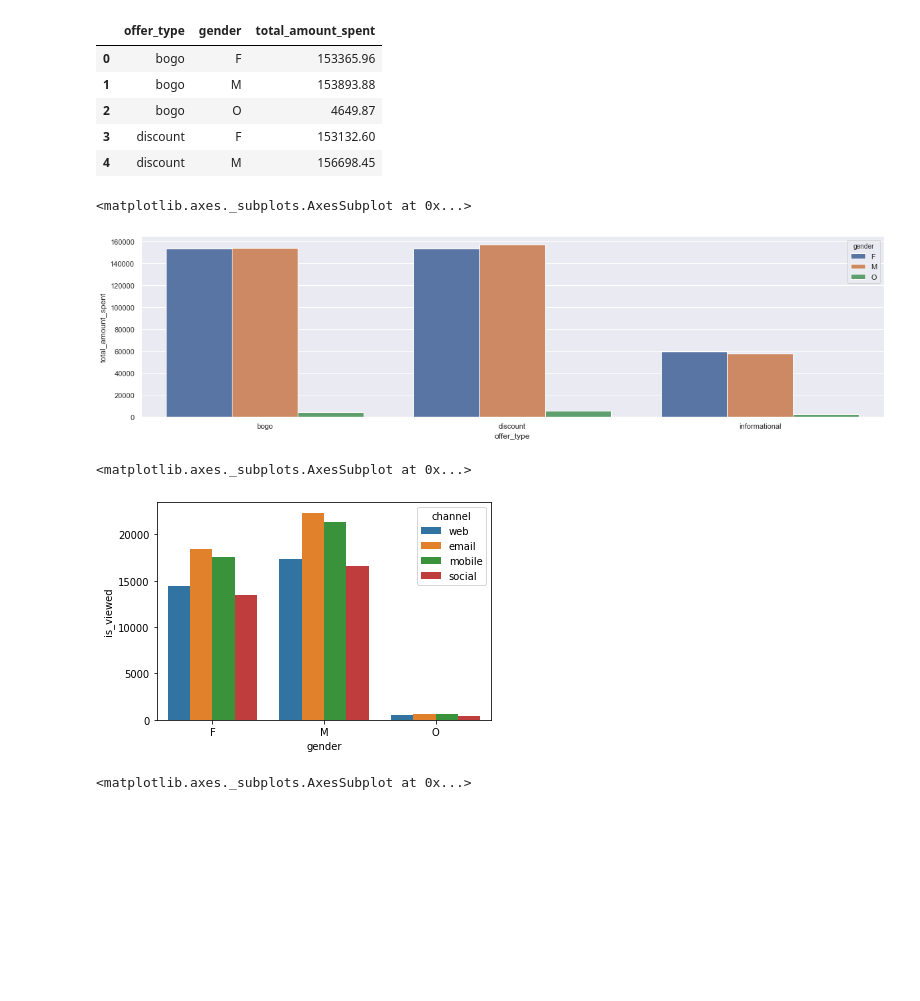
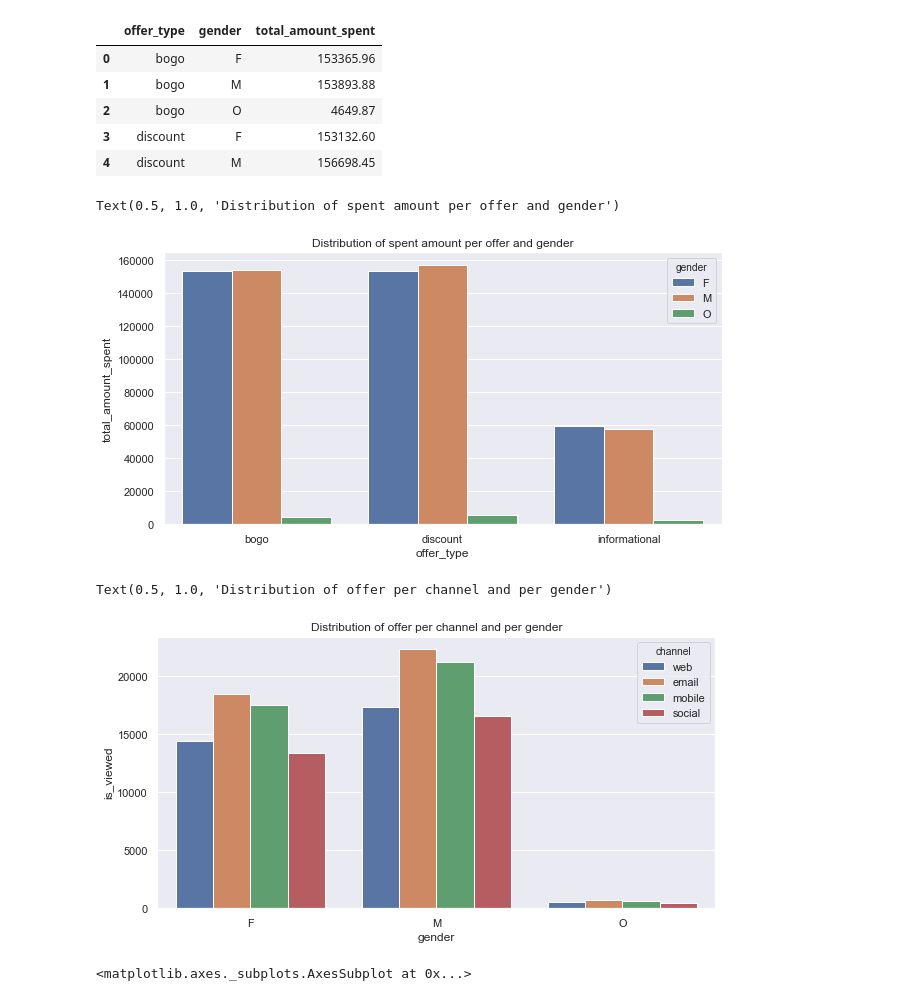
Before and after one commit to henribxn/udacityprojects_term2, a Jupyter notebook: CapstoneProject/Starbucks_Capstone_notebook.ipynb, the cells around one changed output. Saved outputs shown, nothing was run; the diff lists cells and outputs as text; code cells hidden in the pictures; blank space fills up the shorter version.

```diff
--- a/CapstoneProject/Starbucks_Capstone_notebook.ipynb
+++ b/CapstoneProject/Starbucks_Capstone_notebook.ipynb
@@ -193,3 +207,4 @@ profile.income.hist();
 # %%
-sns.countplot(x='gender', data=profile)
+sns.set(rc={'figure.figsize':(10,5)})
+sns.countplot(x='gender', data=profile).set_title("Distribution of age among members")
 # %% [output]
@@ -539,3 +556,7 @@ df_user_promotion_cycle_enriched_final.head()
 | 3 | f19421c1d4aa40978ebb69ca19b0e20d | 1.0 | 1.0 | 8.350000 | 8.35 | 1e41c43e184e46759f01317e69f5cfcd | 5.0 | ... |
 | 4 | 3f207df678b143eea3cee63160fa8bed | NaN | NaN | NaN | NaN | 1e41c43e184e46759f01317e69f5cfcd | 0.0 | ... |
 5 rows × 23 columns
+# %%
+# Replace the Nan offer type by the transaction
+df_user_promotion_cycle_enriched_final.loc[df_user_promotion_cycle_enriched_final.offer_type.isnull()==True,"offer_type"] = "transaction"
+df_user_promotion_cycle_enriched_final.head()
@@ -560,0 +588,6 @@ df_user_promotion_cycle_enriched_final.head()
+# %%
+# Plot the percentage of cash inflows
+df_plot0 = pd.DataFrame(df_user_promotion_cycle_enriched_final.groupby("offer_type")["total_amount_spent"].sum()).reset_index()
+df_plot0["pct_amount_spent"] = df_plot0["total_amount_spent"]/df_plot0.total_amount_spent.sum()
+sns.set(rc={'figure.figsize':(10,5)})
+sns.barplot(x="offer_type", y="pct_amount_spent", data=df_plot0).set_title("Distribution of Cash inflows")
@@ -580,10 +624,10 @@ df_plot1.head()
 | 3 | discount | F | 153132.60 |
 | 4 | discount | M | 156698.45 |
 # %%
-sns.barplot(x="offer_type", y="total_amount_spent", hue="gender", data=df_plot1)
+sns.barplot(x="offer_type", y="total_amount_spent", hue="gender", data=df_plot1).set_title("Distribution of spent amount per offer and gender")
 # %% [output]
-<matplotlib.axes._subplots.AxesSubplot at 0x...>
+Text(0.5, 1.0, 'Distribution of spent amount per offer and gender')
-[figure, old version]
+[figure, new version]
 # %%
 # Plot the distribution of the viewed offer per channel and per gender
 
@@ -597,10 +641,10 @@ for channel_type in ['email', 'mobile', 'social']:
     df_channel["channel"]=channel_type
     channel_distribution = pd.concat([channel_distribution,df_channel])
 #channel_distribution["is_viewed"] =channel_distribution["is_viewed"]/channel_distribution.is_viewed.sum()
-sns.barplot(x="gender", y="is_viewed", hue="channel", data=channel_distribution)
+sns.barplot(x="gender", y="is_viewed", hue="channel", data=channel_distribution).set_title("Distribution of offer per channel and per gender")
 # %% [output]
-<matplotlib.axes._subplots.AxesSubplot at 0x...>
+Text(0.5, 1.0, 'Distribution of offer per channel and per gender')
-[figure, old version]
+[figure, new version]
 # %%
 # Plot the distribution of the spent amount per channel and per gender for received and viewed offer
 
```
Also changed, not shown: parts of 43 cells of this notebook, 2 other files.
